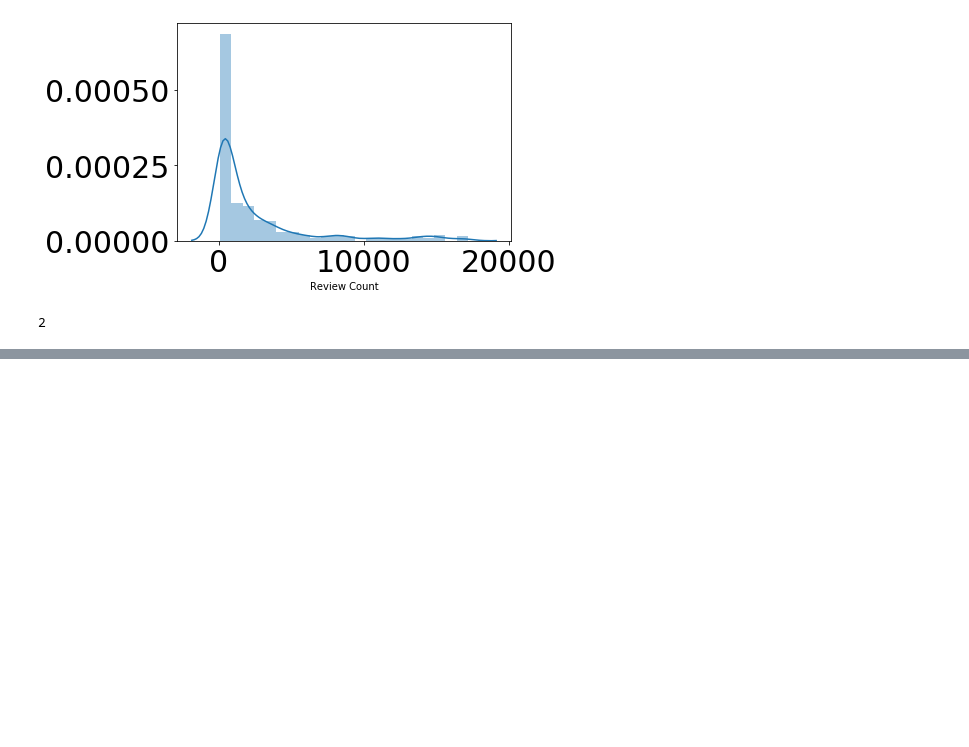
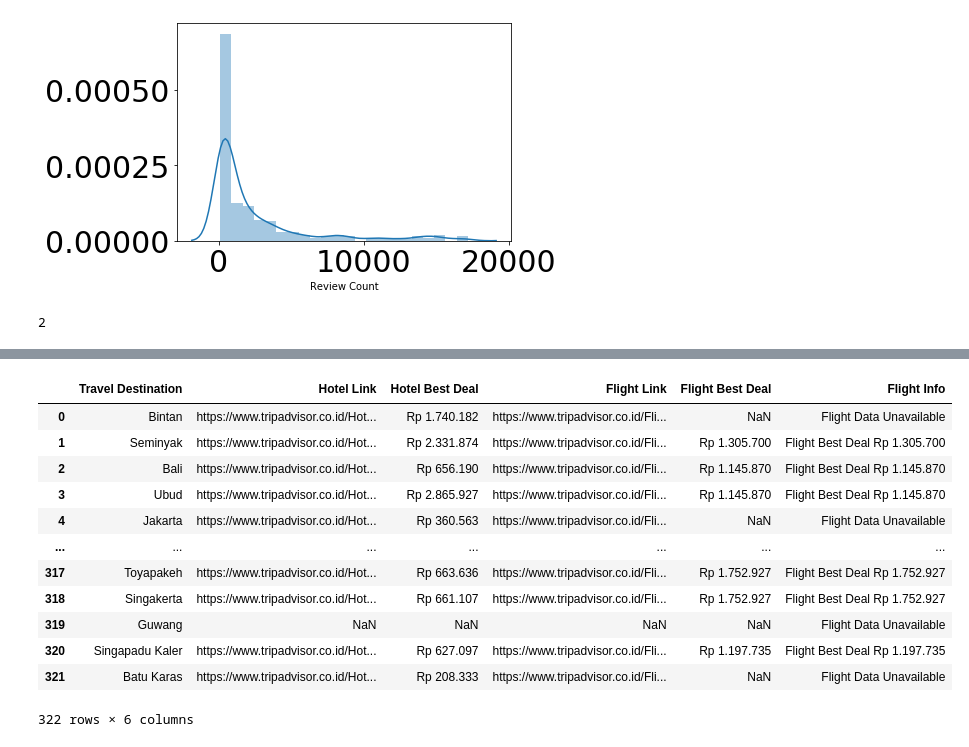
Before and after one commit to chandirairina/Travel-Recommendation-System---Final-Project, a Jupyter notebook: Personal Project_Baseline Model-Copy2.ipynb, the cells around one changed output, grey strips where cells are left out. Cells and saved outputs as stored; diff of their text form; code cells hidden in the pictures; blank space fills up the shorter version.

```diff
--- a/Personal Project_Baseline Model-Copy2.ipynb
+++ b/Personal Project_Baseline Model-Copy2.ipynb
@@ -901,0 +994,16 @@ df1[df1["Travel Destination"]=="Bali"].index[0]
+# %%
+dfcoba.drop("Unnamed: 0", axis=1)
+# %% [output]
+|  | Travel Destination | Hotel Link | Hotel Best Deal | Flight Link | Flight Best Deal | Flight Info |
+| 0 | Bintan | https://www.tripadvisor.co.id/Hot... | Rp 1.740.182 | https://www.tripadvisor.co.id/Fli... | NaN | Flight Data Unavailable |
+| 1 | Seminyak | https://www.tripadvisor.co.id/Hot... | Rp 2.331.874 | https://www.tripadvisor.co.id/Fli... | Rp 1.305.700 | Flight Best Deal Rp 1.305.700 |
+| 2 | Bali | https://www.tripadvisor.co.id/Hot... | Rp 656.190 | https://www.tripadvisor.co.id/Fli... | Rp 1.145.870 | Flight Best Deal Rp 1.145.870 |
+| 3 | Ubud | https://www.tripadvisor.co.id/Hot... | Rp 2.865.927 | https://www.tripadvisor.co.id/Fli... | Rp 1.145.870 | Flight Best Deal Rp 1.145.870 |
+| 4 | Jakarta | https://www.tripadvisor.co.id/Hot... | Rp 360.563 | https://www.tripadvisor.co.id/Fli... | NaN | Flight Data Unavailable |
+| ... | ... | ... | ... | ... | ... | ... |
+| 317 | Toyapakeh | https://www.tripadvisor.co.id/Hot... | Rp 663.636 | https://www.tripadvisor.co.id/Fli... | Rp 1.752.927 | Flight Best Deal Rp 1.752.927 |
+| 318 | Singakerta | https://www.tripadvisor.co.id/Hot... | Rp 661.107 | https://www.tripadvisor.co.id/Fli... | Rp 1.752.927 | Flight Best Deal Rp 1.752.927 |
+| 319 | Guwang | NaN | NaN | NaN | NaN | Flight Data Unavailable |
+| 320 | Singapadu Kaler | https://www.tripadvisor.co.id/Hot... | Rp 627.097 | https://www.tripadvisor.co.id/Fli... | Rp 1.197.735 | Flight Best Deal Rp 1.197.735 |
+| 321 | Batu Karas | https://www.tripadvisor.co.id/Hot... | Rp 208.333 | https://www.tripadvisor.co.id/Fli... | NaN | Flight Data Unavailable |
+322 rows × 6 columns
```
Also changed, not shown: parts of 20 cells of this notebook, 3 other files.
